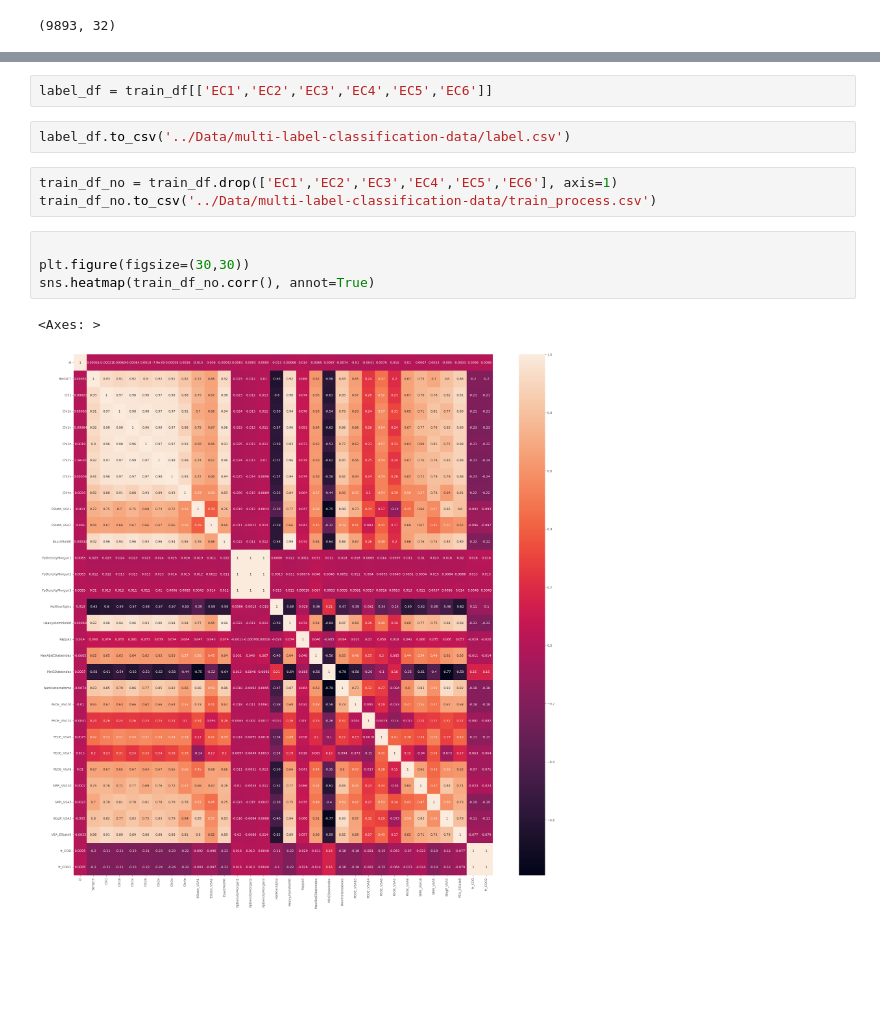
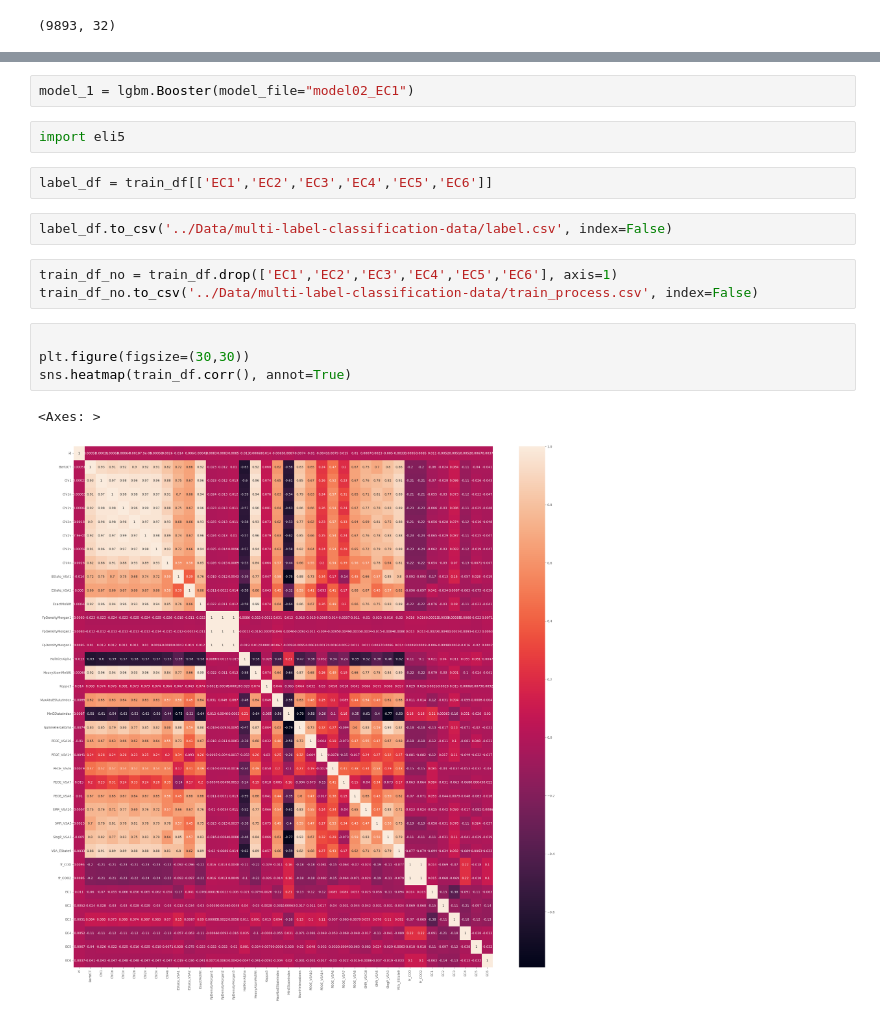
Before and after one commit to dkdkdkdkd/kaggle_study, a Jupyter notebook: multi-label-classification/data_explore.ipynb, the cells around one changed output, grey strips where cells are left out. Drawn from its saved outputs; the diff is of its cells as text; blank space fills up the shorter version.

```diff
--- a/multi-label-classification/data_explore.ipynb
+++ b/multi-label-classification/data_explore.ipynb
@@ -59,14 +49,18 @@ Index(['id', 'BertzCT', 'Chi1', 'Chi1n', 'Chi1v', 'Chi2n', 'Chi2v', 'Chi3v',
+# %%
+model_1 = lgbm.Booster(model_file="model02_EC1")
+# %%
+import eli5
 # %%
 label_df = train_df[['EC1','EC2','EC3','EC4','EC5','EC6']]
 # %%
-label_df.to_csv('../Data/multi-label-classification-data/label.csv')
+label_df.to_csv('../Data/multi-label-classification-data/label.csv', index=False)
 # %%
 train_df_no = train_df.drop(['EC1','EC2','EC3','EC4','EC5','EC6'], axis=1)
-train_df_no.to_csv('../Data/multi-label-classification-data/train_process.csv')
+train_df_no.to_csv('../Data/multi-label-classification-data/train_process.csv', index=False)
 # %%
 
 plt.figure(figsize=(30,30))
-sns.heatmap(train_df_no.corr(), annot=True)
+sns.heatmap(train_df.corr(), annot=True)
 # %% [output]
 <Axes: >
-[figure, old version]
+[figure, new version]
```
Also changed, not shown: parts of 4 cells of this notebook, 15 other files.
